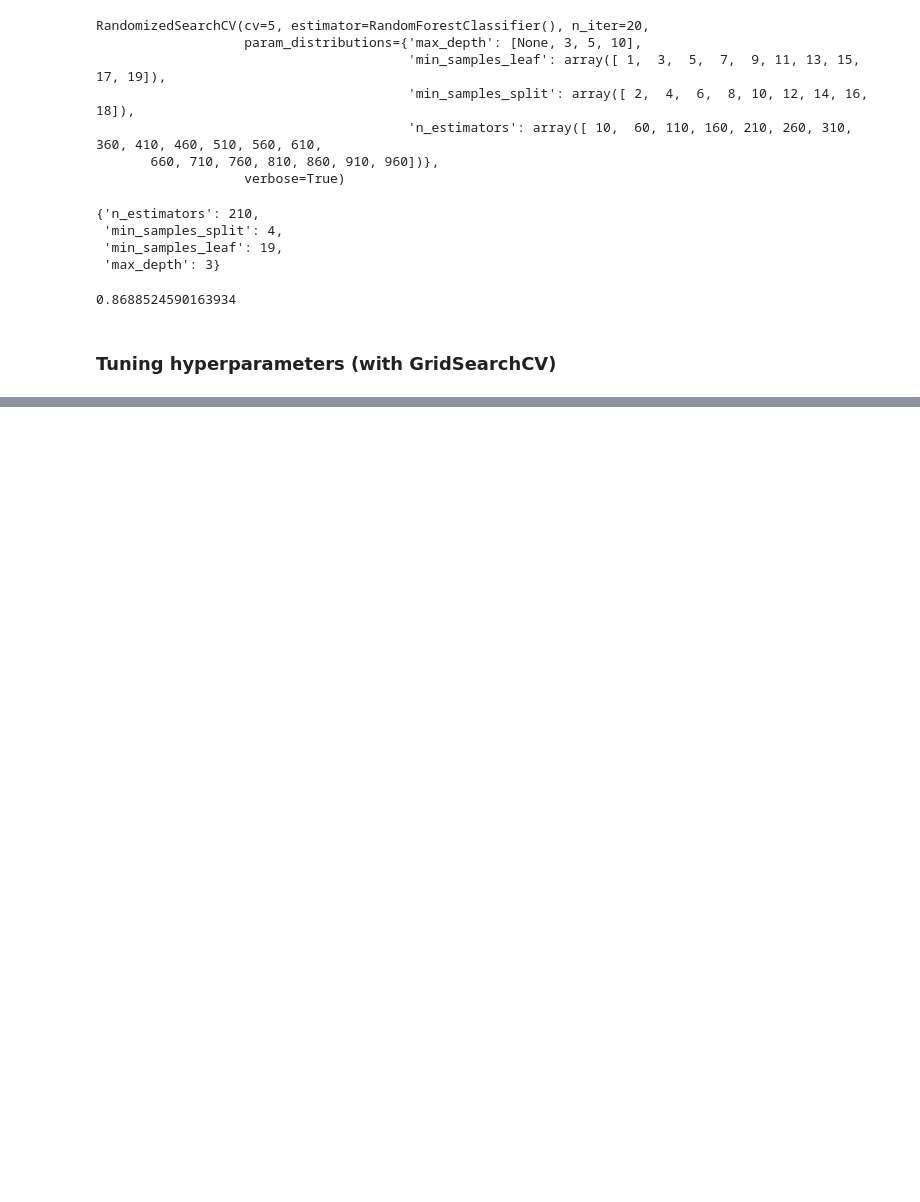
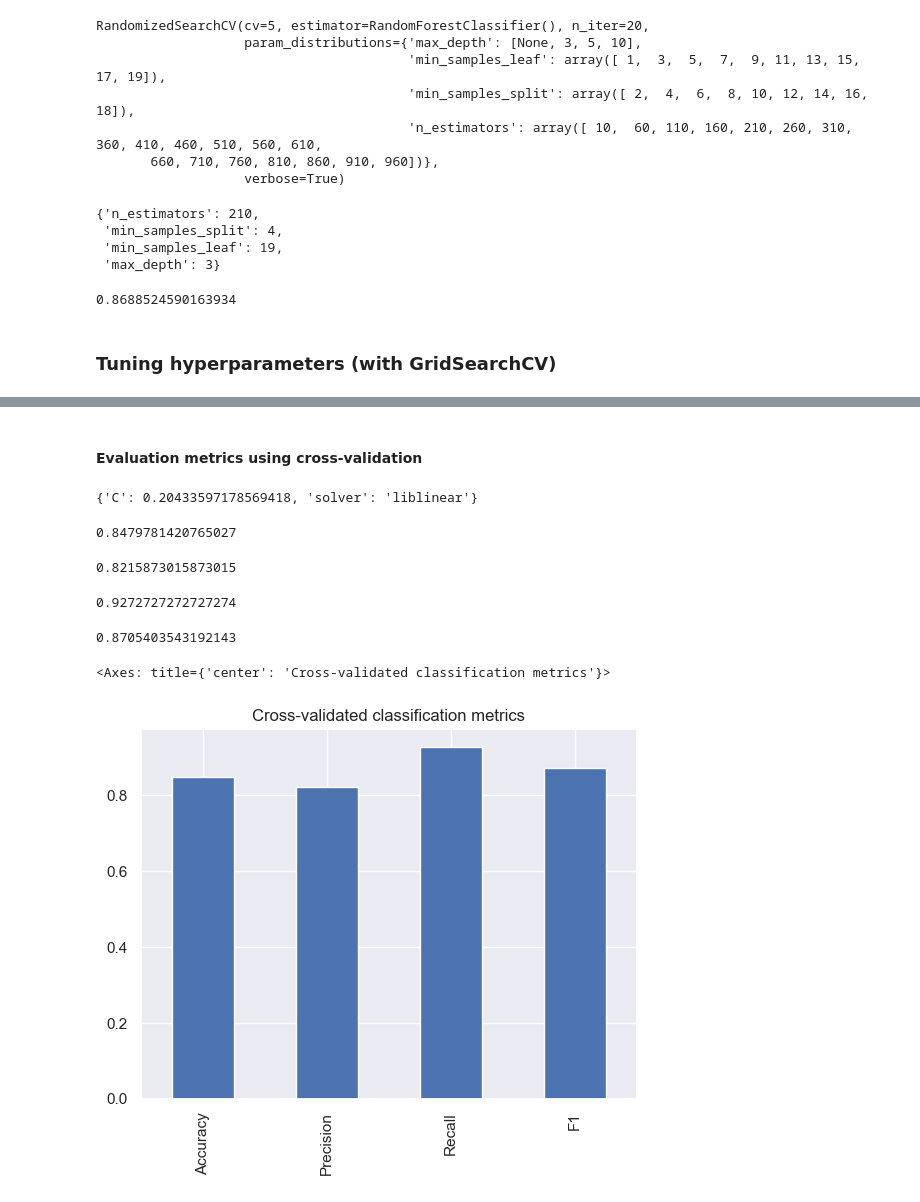
Before and after one commit to Mateus-Henr/Machine-Learning-And-Data-Science-Course, a Jupyter notebook: Section 11 - Supervised Learning - Classification/End_To_End_Heart_Disease_Classification.ipynb, the cells around one changed output, grey strips where cells are left out. Saved outputs shown, nothing was run; the diff lists cells and outputs as text; code cells hidden in the pictures; blank space fills up the shorter version.

```diff
--- a/Section 11 - Supervised Learning - Classification/End_To_End_Heart_Disease_Classification.ipynb
+++ b/Section 11 - Supervised Learning - Classification/End_To_End_Heart_Disease_Classification.ipynb
@@ -538,0 +632,6 @@ rs_rf.score(X_test, y_test)
+# %% [markdown]
+#### Evaluation metrics using cross-validation
+# %%
+gs_log_red.best_params_
+# %% [output]
+{'C': 0.20433597178569418, 'solver': 'liblinear'}
@@ -538,0 +643,31 @@ rs_rf.score(X_test, y_test)
+# %%
+cv_acc = get_cv_score("accuracy")
+cv_acc
+# %% [output]
+0.8479781420765027
+# %%
+cv_precision = get_cv_score("precision")
+cv_precision
+# %% [output]
+0.8215873015873015
+# %%
+cv_recall = get_cv_score("recall")
+cv_recall
+# %% [output]
+0.9272727272727274
+# %%
+cv_f1 = get_cv_score("f1")
+cv_f1
+# %% [output]
+0.8705403543192143
+# %%
+cv_metrics = pd.DataFrame({"Accuracy": cv_acc,
+                           "Precision": cv_precision,
+                           "Recall": cv_recall,
+                           "F1": cv_f1},
+                          index=[0])
+
+cv_metrics.T.plot.bar(title="Cross-validated classification metrics", legend=False)
+# %% [output]
+<Axes: title={'center': 'Cross-validated classification metrics'}>
+[figure, added]
```
Also changed, not shown: parts of 17 cells of this notebook.
